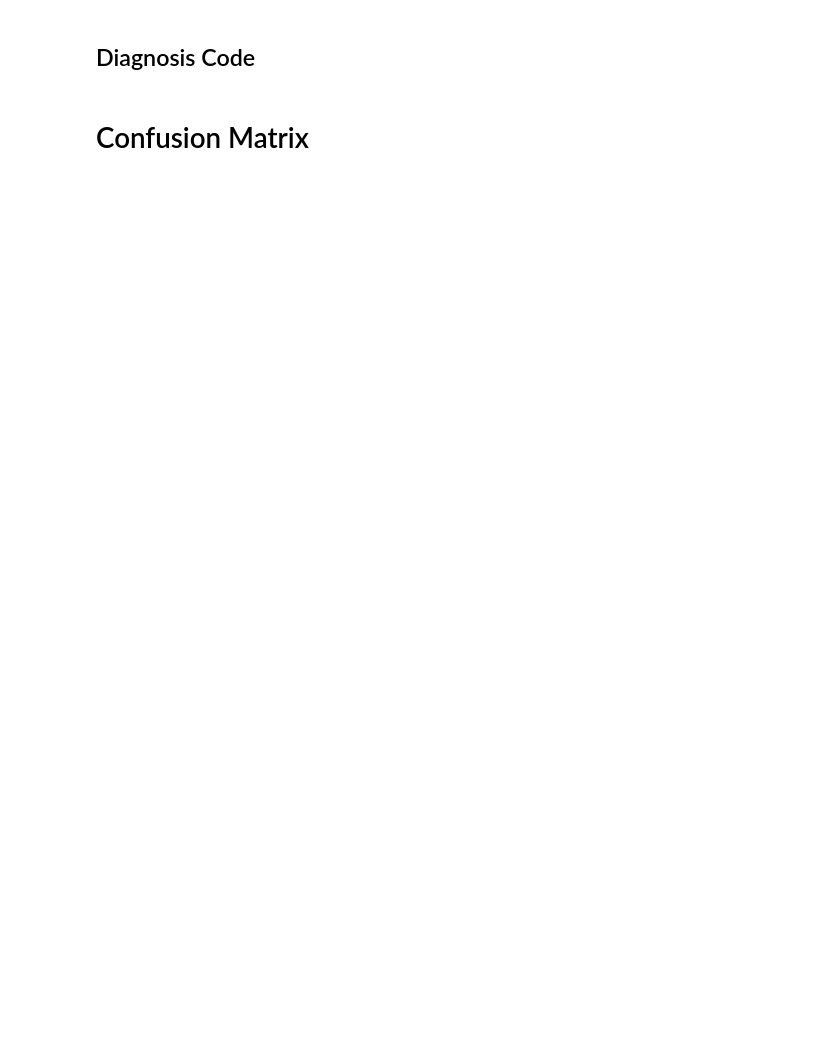
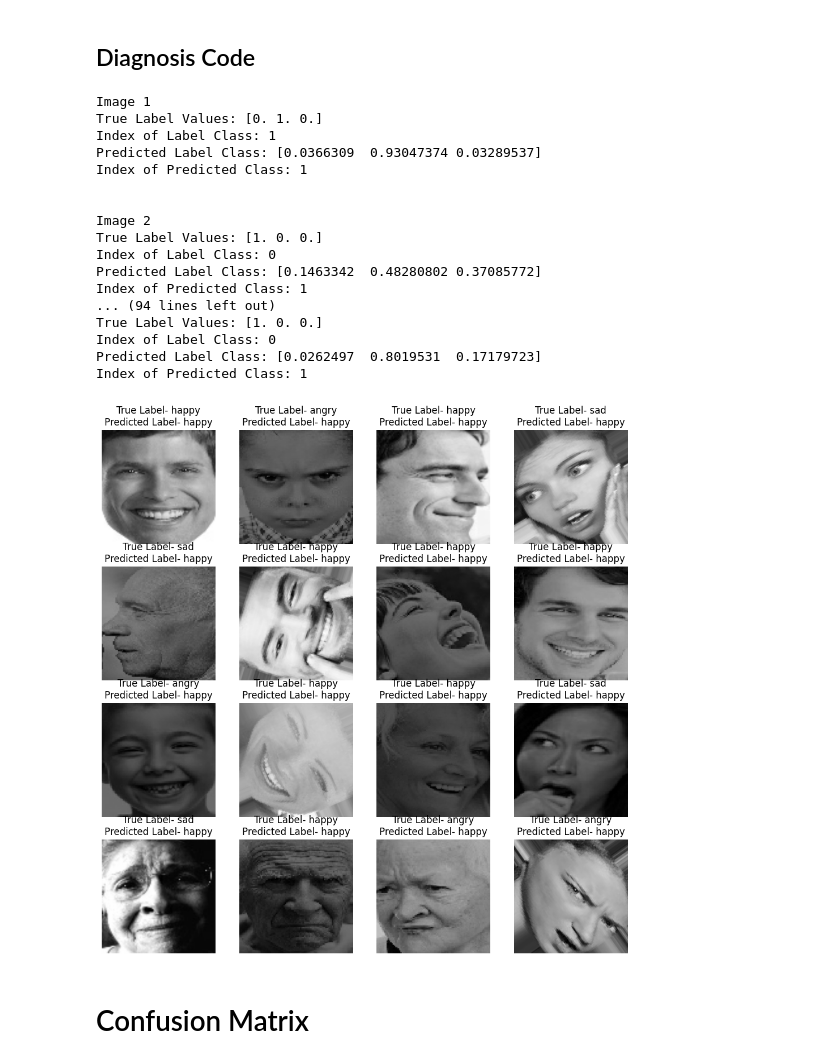
Before and after one commit to sleepsonrockss/Deep-Learning, a Jupyter notebook: HumanEmotions/HE.ipynb, the cells around one changed output. Cells and saved outputs as stored; diff of their text form; code cells hidden in the pictures; blank space fills up the shorter version.

```diff
--- a/HumanEmotions/HE.ipynb
+++ b/HumanEmotions/HE.ipynb
@@ -667,21 +667,44 @@ for images, labels in val_dataset.take(1):
 # %% [markdown]
 ## Diagnosis Code
 # %%
-# plt.figure(figsize = (12,12))
-# for images, labels in val_dataset.take(1):
+plt.figure(figsize = (12,12))
+for images, labels in val_dataset.take(1):
 
-#     for i in range(16):
-#         # print(images[i].shape)
-#         ax = plt.subplot(4,4,i+1)
-#         plt.imshow(images[i]/255.0)
-#         # print(f'True Label Values {labels[i]}')
-#         # print(f'Index {tf.argmax(labels[i], axis = 0).numpy()}')
-#         # print(resnet_34(tf.expand_dims(images[i], axis = 0)).numpy()[0])
-#         # print(tf.argmax(resnet_34(tf.expand_dims(images[i], axis = 0)).numpy()[0], axis=-1))
-#         plt.title(f'True Label- {CONFIGURATION['CLASS_NAMES'][tf.argmax(labels[i], axis = 0)]}\nPredicted Label- {CONFIGURATION['CLASS_NAMES'][tf.argmax(resnet_34(tf.expand_dims(images[i], axis = 0)).numpy()[0])]}')
-#         # plt.title('True Label - ' + CONFIGURATION['CLASS_NAMES'][tf.argmax(labels[i], axis = 0).numpy()]
-#         #         + '\n' + 'Predicted Label - ' + CONFIGURATION['CLASS_NAMES'][tf.argmax(resnet_34(tf.expand_dims(images[i], axis = 0)).numpy()[0], axis=-1)])
-#         plt.axis('off')
+    for i in range(16):
+        # print(images[i].shape)
+
+        print(f'Image {i+1}')
+        print(f'True Label Values: {labels[i]}')
+        print(f'Index of Label Class: {tf.argmax(labels[i], axis = 0).numpy()}')
+        print(f'Predicted Label Class: {resnet_34(tf.expand_dims(images[i], axis = 0)).numpy()[0]}')
+        print(f'Index of Predicted Class: {tf.argmax(resnet_34(tf.expand_dims(images[i], axis = 0)).numpy()[0], axis=-1)}')
+        print('\n')
+
+
+
+        ax = plt.subplot(4,4,i+1)
+        plt.imshow(images[i]/255.0)
+        plt.title(f'True Label- {CONFIGURATION['CLASS_NAMES'][tf.argmax(labels[i], axis = 0)]}\nPredicted Label- {CONFIGURATION['CLASS_NAMES'][tf.argmax(resnet_34(tf.expand_dims(images[i], axis = 0)).numpy()[0])]}')
+        plt.axis('off')
+# %% [output]
+Image 1
+True Label Values: [0. 1. 0.]
+Index of Label Class: 1
+Predicted Label Class: [0.0366309  0.93047374 0.03289537]
+Index of Predicted Class: 1
+
+
+Image 2
+True Label Values: [1. 0. 0.]
+Index of Label Class: 0
+Predicted Label Class: [0.1463342  0.48280802 0.37085772]
+Index of Predicted Class: 1
+... (94 lines left out)
+True Label Values: [1. 0. 0.]
+Index of Label Class: 0
+Predicted Label Class: [0.0262497  0.8019531  0.17179723]
+Index of Predicted Class: 1
+[figure, added]
 # %% [markdown]
 # Confusion Matrix
 # %%
```
Also changed, not shown: parts of 9 cells of this notebook.
